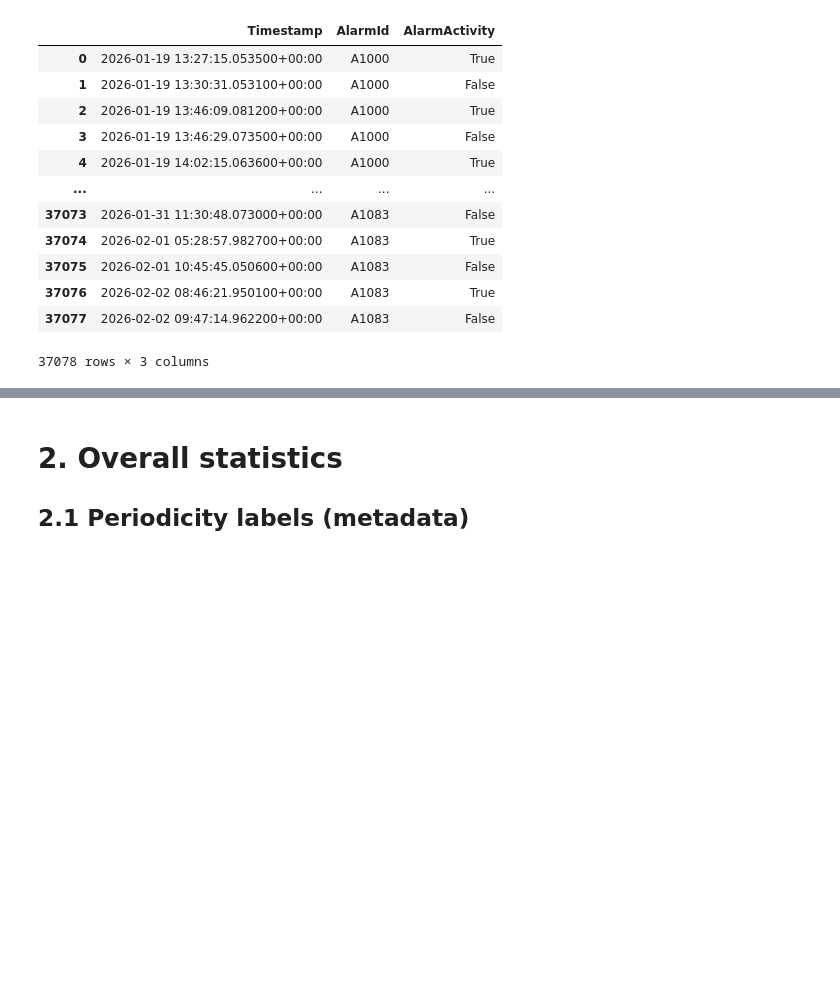
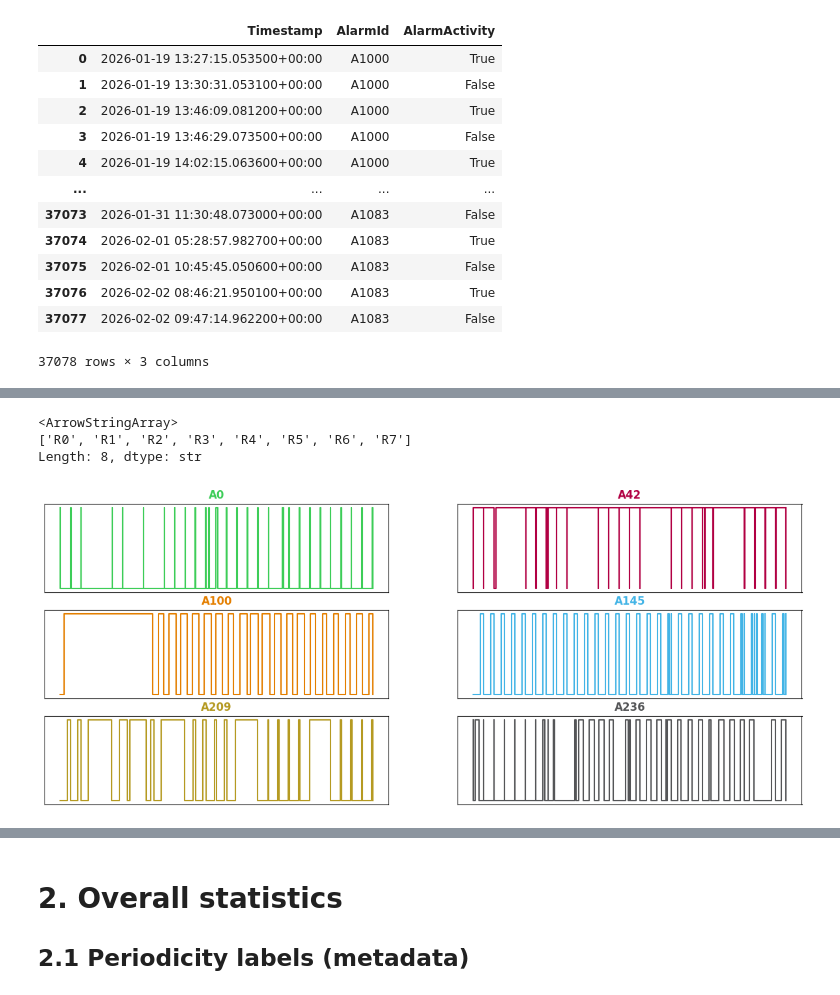
Before and after one commit to industrial-alarms-datasets/bms-alarm-timeseries-periodic, a Jupyter notebook: 1.dataset_walkthrough.ipynb, the cells around one changed output, grey strips where cells are left out. Saved outputs shown, nothing was run; the diff lists cells and outputs as text; code cells hidden in the pictures; blank space fills up the shorter version.

Commit message:
Updated notebook with figures corresponding to the DIB paper. Fixes #2

```diff
--- a/1.dataset_walkthrough.ipynb
+++ b/1.dataset_walkthrough.ipynb
@@ -74,0 +138,28 @@ test_meta
+# %%
+# Available ids in rejected set
+rejected_series["AlarmId"].unique()
+# %% [output]
+<ArrowStringArray>
+['R0', 'R1', 'R2', 'R3', 'R4', 'R5', 'R6', 'R7']
+Length: 8, dtype: str
+# %%
+# Plotting 6 sample series from the training set
+import matplotlib.pyplot as plt
+
+ids = ['A0','A42', 'A100','A145','A209', 'A236']
+SE_COLORS = ["#3DCD58", "#B10043", "#E47F00", "#42B4E6", "#B59A22", "#545557"]
+fig, axs = plt.subplots(3, 2, figsize=(15,6))
+axi = axs.flat
+for ind, aid in enumerate(ids):
+    df = train_series[train_series["AlarmId"]==aid].set_index("Timestamp")
+    ax = next(axi)
+    ax.step(df.index, df["AlarmActivity"], where="post", color=SE_COLORS[ind])
+    ax.set_title(aid, fontdict={ 'color': SE_COLORS[ind],  'fontweight':"bold"})
+    ax.set_xticklabels([])
+    ax.set_xticks([])
+    ax.set_yticklabels([])
+    ax.set_yticks([])
+
+plt.savefig("fig1_sample_alarm_series.eps", dpi=1000)
+# %% [output]
+[figure, added]
```
Also changed, not shown: parts of 8 cells of this notebook.
